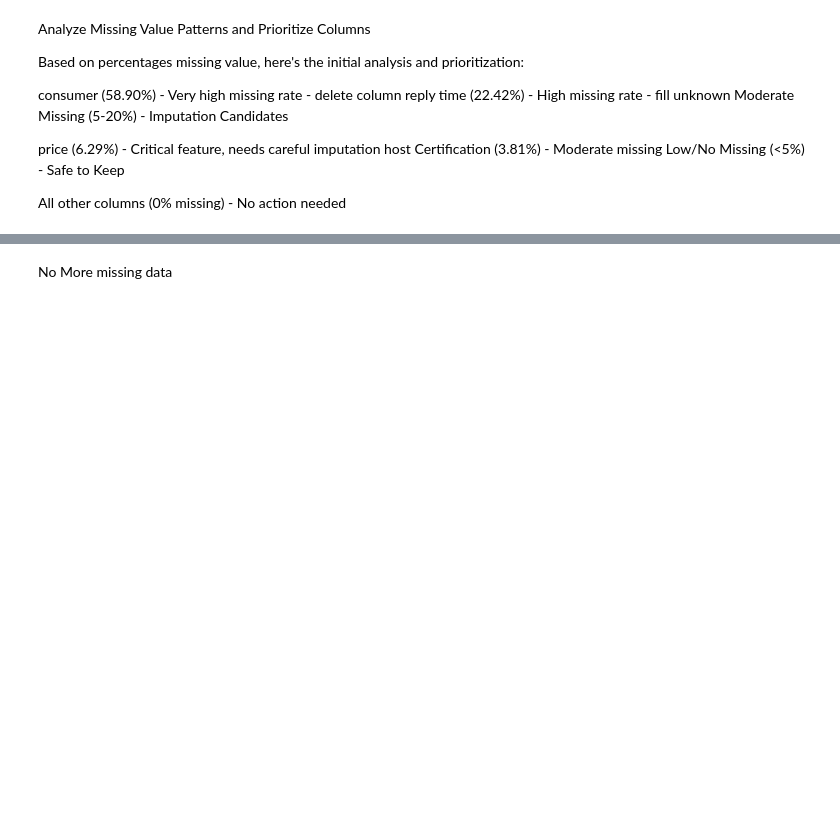
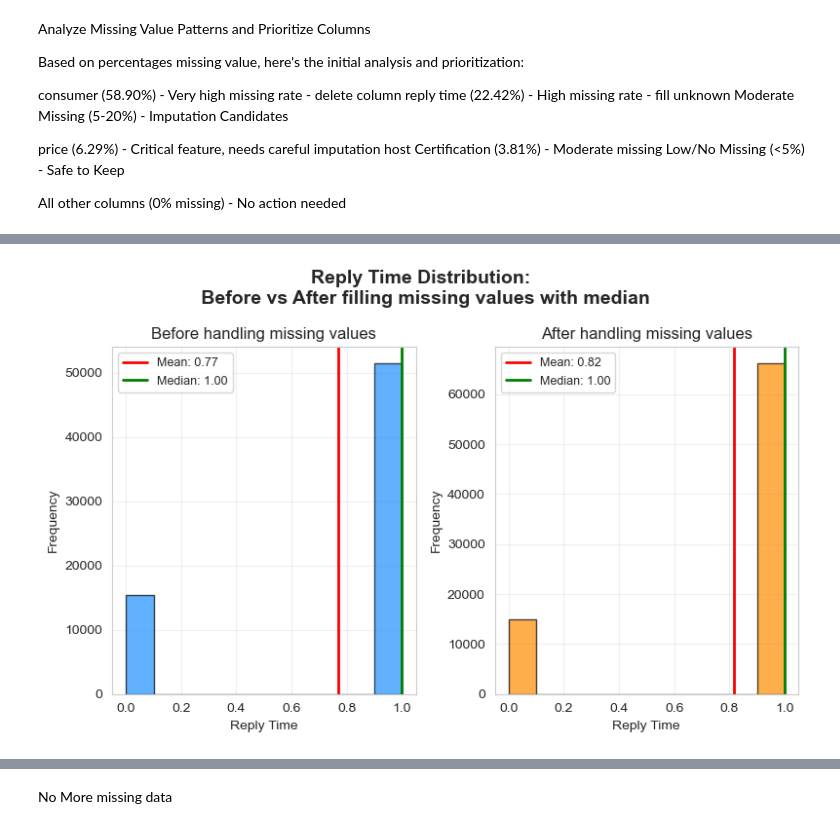
Before and after one commit to mehreengillani/DATA602_FinalProject, a Jupyter notebook: AirBnB_DataCleaning.ipynb, the cells around one changed output, grey strips where cells are left out. Cells and saved outputs as stored; diff of their text form; code cells hidden in the pictures; blank space fills up the shorter version.

```diff
--- a/AirBnB_DataCleaning.ipynb
+++ b/AirBnB_DataCleaning.ipynb
@@ -181,0 +238,52 @@ airbnb['reply time'].plot.hist()
+# %%
+# Extract reply time data
+original_reply = airbnb['reply time'].dropna()  # Original with NaN removed
+imputed_reply = df['reply time']  # Imputed data
+
+# Calculate statistics
+mean_original = original_reply.mean()
+median_original = original_reply.median()
+std_original = original_reply.std()
+
+mean_imputed = imputed_reply.mean()
+median_imputed = imputed_reply.median()
+std_imputed = imputed_reply.std()
+
+fig, (ax1, ax2) = plt.subplots(1, 2, figsize=(8, 5))
+
+# Common settings
+bins = 10
+alpha = 0.7
+
+# 1. Original Reply Time
+ax1.hist(original_reply, bins=bins, alpha=alpha, color='dodgerblue', edgecolor='black')
+ax1.set_xlabel('Reply Time')
+ax1.set_ylabel('Frequency')
+ax1.set_title('Before handling missing values')
+
+# Add statistical lines
+ax1.axvline(mean_original, color='red', linestyle='-', linewidth=2, label=f'Mean: {mean_original:.2f}')
+ax1.axvline(median_original, color='green', linestyle='-', linewidth=2, label=f'Median: {median_original:.2f}')
+
+ax1.legend(loc='upper left', fontsize=9)
+ax1.grid(True, alpha=0.3)
+
+# 2. Imputed Reply Time
+ax2.hist(imputed_reply, bins=bins, alpha=alpha, color='darkorange', edgecolor='black')
+ax2.set_xlabel('Reply Time')
+ax2.set_ylabel('Frequency')
+ax2.set_title('After handling missing values')
+
+# Add statistical lines
+ax2.axvline(mean_imputed, color='red', linestyle='-', linewidth=2, label=f'Mean: {mean_imputed:.2f}')
+ax2.axvline(median_imputed, color='green', linestyle='-', linewidth=2, label=f'Median: {median_imputed:.2f}')
+
+ax2.legend(loc='upper left', fontsize=9)
+ax2.grid(True, alpha=0.3)
+
+plt.suptitle('Reply Time Distribution: \n Before vs After filling missing values with median',
+             fontsize=14, fontweight='bold')
+plt.tight_layout()
+plt.show()
+# %% [output]
+[figure, added]
```
Also changed, not shown: parts of 69 cells of this notebook.
